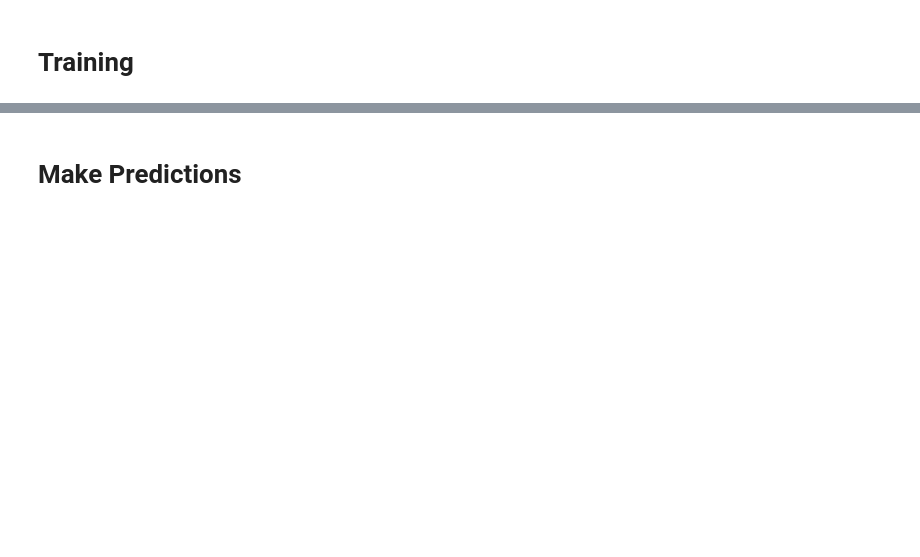
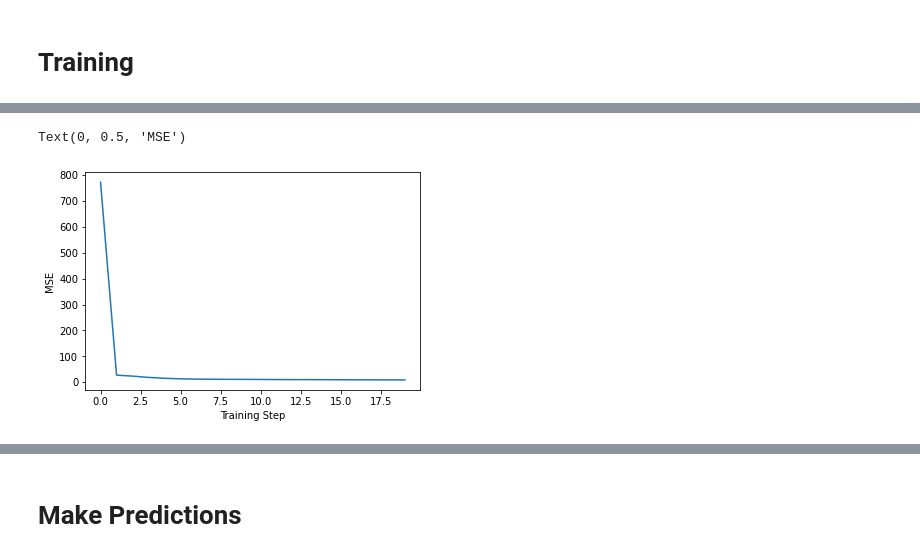
Before and after one commit to Lord-of-Bugs/UCSD-autonomous-vehicle-motion-forecasting-challenge, a Jupyter notebook: LSTM_Zhendong.ipynb, the cells around one changed output, grey strips where cells are left out. Drawn from its saved outputs; the diff is of its cells as text; code cells hidden in the pictures; blank space fills up the shorter version.

```diff
--- a/LSTM_Zhendong.ipynb
+++ b/LSTM_Zhendong.ipynb
@@ -171,10 +240,0 @@ def normalize(inp, maximum, minimum, how = 'normalize'):
-# %%
-train_dataset, val_dataset, train_loader, val_loader = get_data_loader(city = 'austin', batch_size = 10)
-for i_batch, sample_batch in enumerate(train_loader):
-    sample_batch = torch.concat(sample_batch, axis = 1)
-        for i in range(2):
-            inp = sample_batch[:,i*50:(i+1)*50,:]
-            maximum = inp.max(axis = 1).values+1
-            minimum = inp.min(axis = 1).values-1
-            # normalization
-            normalize(inp, maximum, minimum, how = 'normalize')
@@ -258,13 +267,25 @@ def train_epochs(model, train_dataset, train_loader, loss_func, opt, batch_size,
     return train_losses
 # %%
-def val_loss(model, val_loader, loss_func, opt):
+def val_loss(model, city, batch_size):
+    train_dataset, val_dataset, train_loader, val_loader = get_data_loader(city = city, batch_size = batch_size)
+
+    # model, optimizer, loss
+    model = model
+    opt = optim.Adam(model.parameters(), lr=1e-3)
+    loss_func = nn.MSELoss()
+
     val_loss = 0
     for i_batch, sample_batch in enumerate(val_loader):
-        inp, out = sample_batch
+        inp, out, global_mean, global_std = sample_batch
+
+        inp = inp.float().cuda()
         out = out.float()
+        out = (out*global_std[0] + global_mean[0]).cuda()
+
+        # prediction
         preds = model(inp)
-        loss = loss_func(preds, out) # MSE
-        #loss = torch.sqrt(loss_func(preds, out)) # RMSE
+        preds = (preds*global_std[0] + global_mean[0]).cuda()
+        loss = loss_func(preds, out)
 
         val_loss += loss.item()
     print('val loss: {}'.format(val_loss / len(val_dataset)))
@@ -287,8 +308,10 @@ def train_city(city, batch_size, epochs, model):
 # %% [markdown]
 # Training
 # %%
-lstm = LSTM()
-opt = optim.Adam(lstm.parameters(), lr=1e-3)
-loss_func = nn.MSELoss()
-model_austin, train_losses = train_city('austin', batch_size = 128, epochs = 10, model = lstm)
+model = Seq2Seq().to(device)
+model_austin, train_losses = train_city('austin', batch_size = 64, epochs = 20, model = model)
+val_loss(model_austin, 'austin', batch_size = 128)
+plt.plot(train_losses)
+plt.xlabel('Training Step')
+plt.ylabel('MSE')
 # %% [output]
@@ -305,2 +335,4 @@ epoch 9 trian loss: 0.0174283448011237
+Text(0, 0.5, 'MSE')
+[figure, added]
 # %%
 # miami
```
Also changed, not shown: parts of 28 cells of this notebook, 5 other files.
